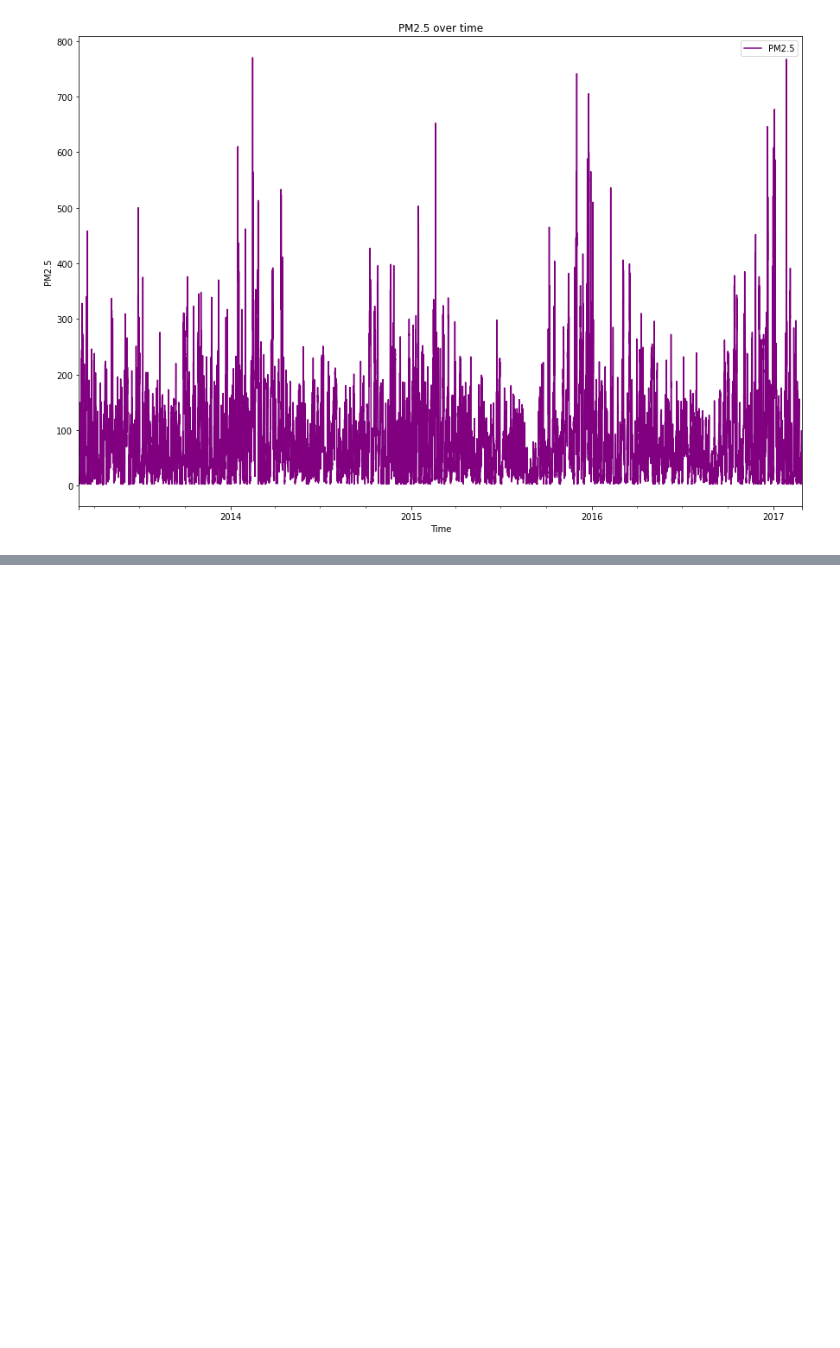
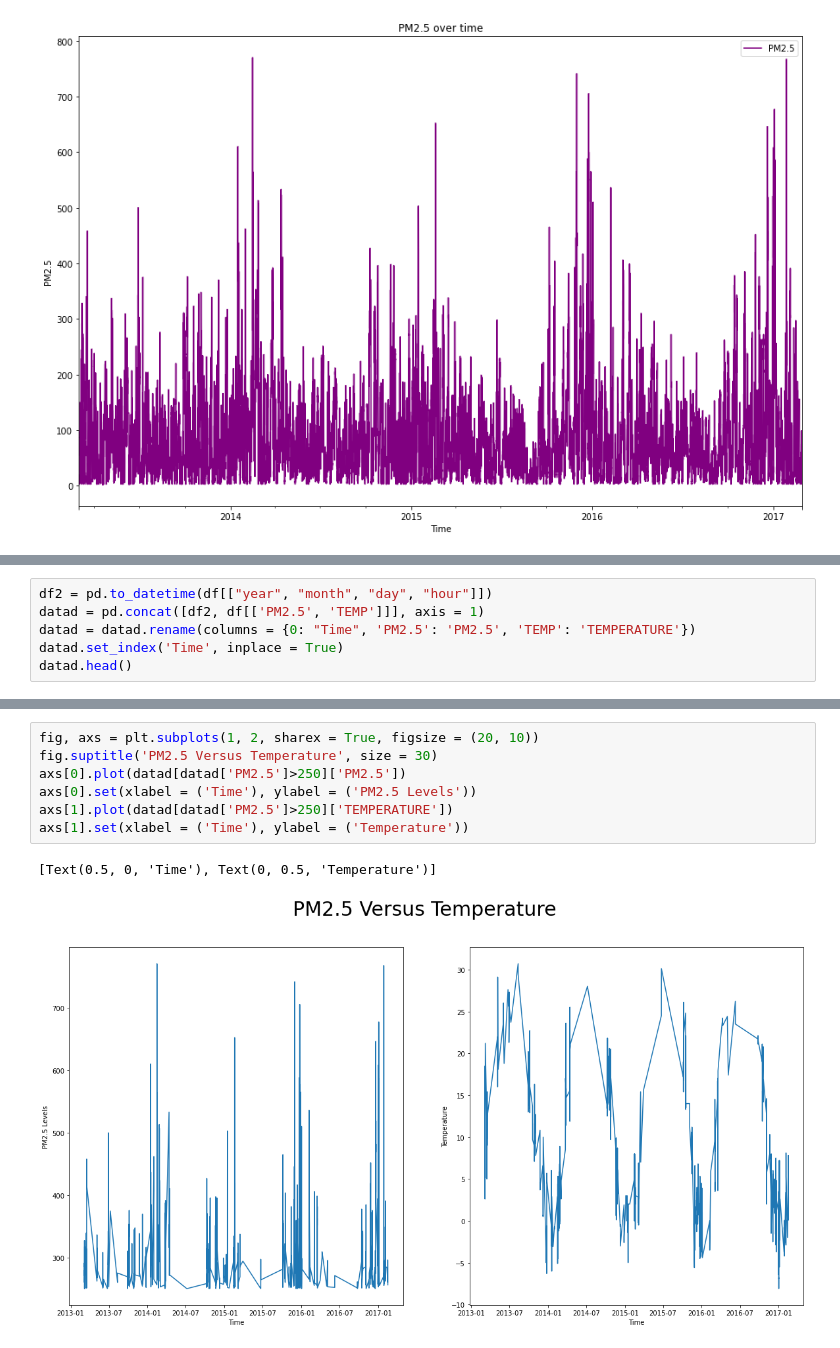
Before and after one commit to jonvis23/Air-Quality-Forecasting, a Jupyter notebook: notebook.ipynb, the cells around one changed output, grey strips where cells are left out. Cells and saved outputs as stored; diff of their text form; blank space fills up the shorter version.

```diff
--- a/notebook.ipynb
+++ b/notebook.ipynb
@@ -200,0 +268,6 @@ plt.show()
+# %%
+df2 = pd.to_datetime(df[["year", "month", "day", "hour"]])
+datad = pd.concat([df2, df[['PM2.5', 'TEMP']]], axis = 1)
+datad = datad.rename(columns = {0: "Time", 'PM2.5': 'PM2.5', 'TEMP': 'TEMPERATURE'})
+datad.set_index('Time', inplace = True)
+datad.head()
@@ -200,0 +282,10 @@ plt.show()
+# %%
+fig, axs = plt.subplots(1, 2, sharex = True, figsize = (20, 10))
+fig.suptitle('PM2.5 Versus Temperature', size = 30)
+axs[0].plot(datad[datad['PM2.5']>250]['PM2.5'])
+axs[0].set(xlabel = ('Time'), ylabel = ('PM2.5 Levels'))
+axs[1].plot(datad[datad['PM2.5']>250]['TEMPERATURE'])
+axs[1].set(xlabel = ('Time'), ylabel = ('Temperature'))
+# %% [output]
+[Text(0.5, 0, 'Time'), Text(0, 0.5, 'Temperature')]
+[figure, added]
```
Also changed, not shown: parts of 22 cells of this notebook.
